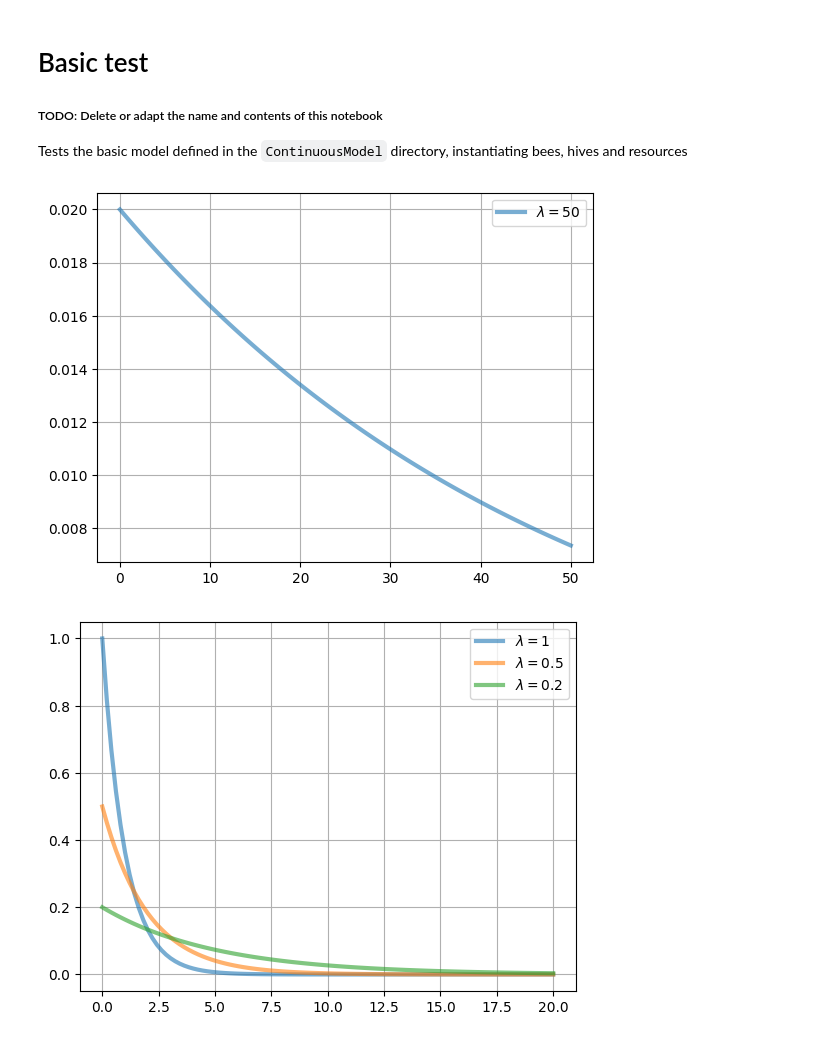
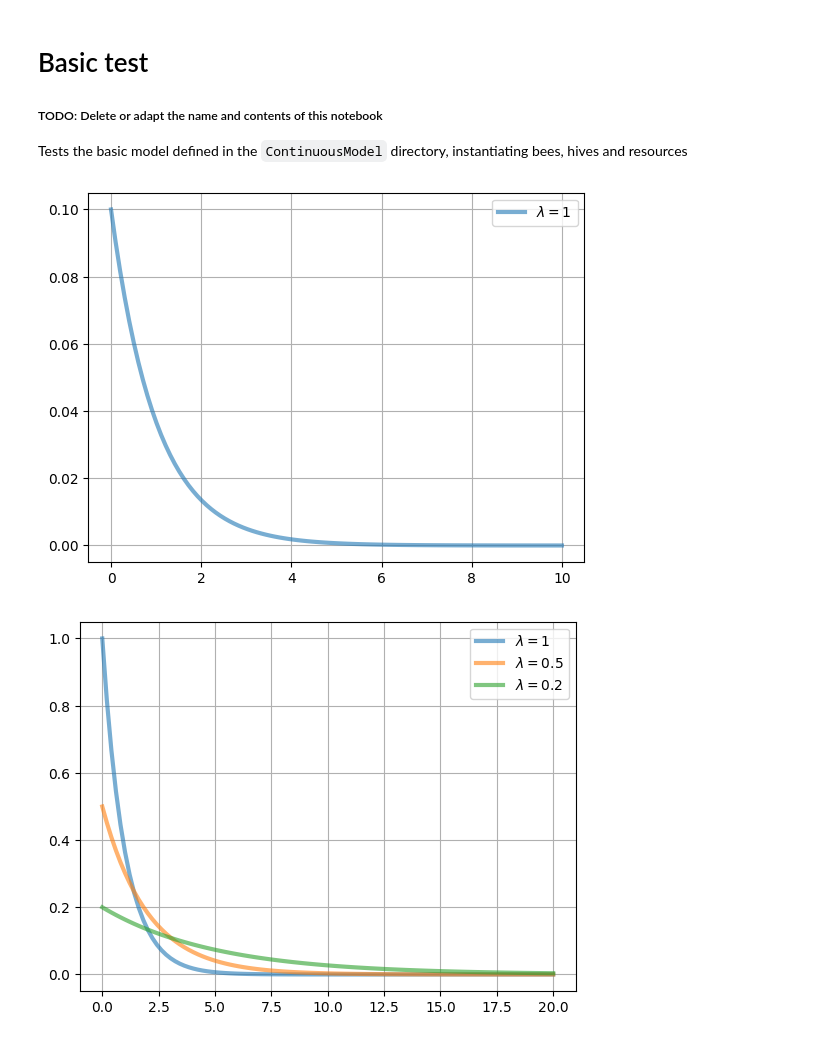
Before and after one commit to jonas4climate/honeybee-colony-abm, a Jupyter notebook: test_notebook.ipynb, the cells around one changed output. Drawn from its saved outputs; the diff is of its cells as text; code cells hidden in the pictures.

```diff
--- a/test_notebook.ipynb
+++ b/test_notebook.ipynb
@@ -26,18 +26,18 @@ import matplotlib.pyplot as plt
 import numpy as np
 from scipy.stats import beta, expon
 # %%
-lambdas = [50]
+lambdas = [1]
 
 for lam in lambdas:
-    x = np.linspace(0, 50, 100)
-    plt.plot(x, expon.pdf(x, scale=lam), lw=3, alpha=0.6, label=r'$\lambda=$'+f'{lam}')
+    x = np.linspace(0, 10, 100)
+    plt.plot(x, 0.1 * expon.pdf(x, scale=lam), lw=3, alpha=0.6, label=r'$\lambda=$'+f'{lam}')
 
 
 plt.legend()
 plt.grid()
 plt.show()
 # %% [output]
-[figure, old version]
+[figure, new version]
 # %%
 lambdas = [1, 0.5, 0.2]
 
```
Also changed, not shown: 1 other file.
